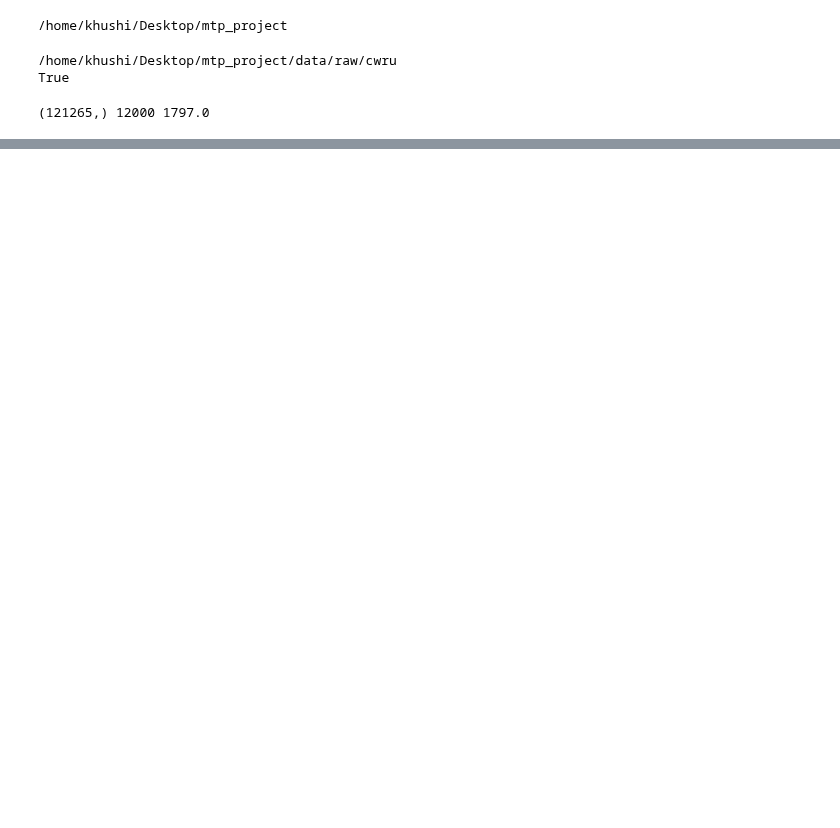
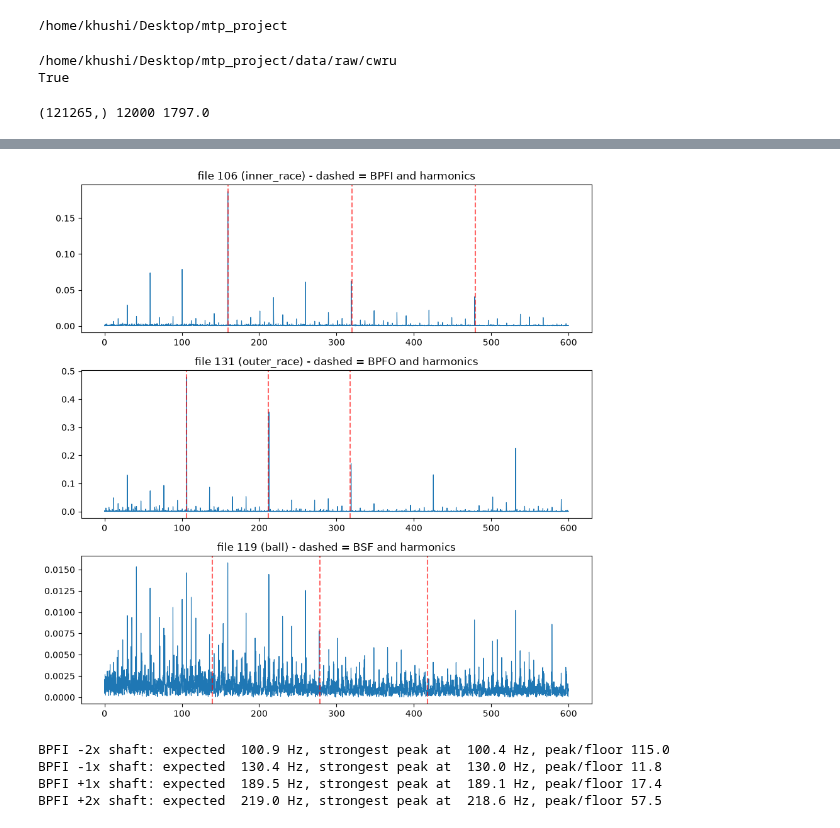
Before and after one commit to khushi051102/MTP-project, a Jupyter notebook: notebooks/01_explore_cwru.ipynb, the cells around one changed output, grey strips where cells are left out. Saved outputs shown, nothing was run; the diff lists cells and outputs as text; code cells hidden in the pictures; blank space fills up the shorter version.

```diff
--- a/notebooks/01_explore_cwru.ipynb
+++ b/notebooks/01_explore_cwru.ipynb
@@ -30,0 +50,16 @@ khushi@anonymous-Vostro-15-3568:~/Desktop/mtp_project$  conda activate tensorflo
+# %%
+import pandas as pd
+def env_of(fid):
+    rec = load(fid)
+    rpm = rec.rpm or meta.loc[fid, "nominal_rpm"]
+    shaft = rpm / 60
+    fe, me = envelope_spectrum(rec.signal, rec.fs)
+    return rec, shaft, fe, me
+rows = []
+for fid in [98, 106, 131, 119]:
+    rec, shaft, fe, me = env_of(fid)
+    row = {"file": fid, "class": meta.loc[fid, "fault_type"]}
+    for d in ["BPFI", "BPFO", "BSF"]:
+        row[d] = round(peak_to_floor(fe, me, MULT[d] * shaft), 1)
+    rows.append(row)
+pd.DataFrame(rows)
@@ -30,0 +72,27 @@ khushi@anonymous-Vostro-15-3568:~/Desktop/mtp_project$  conda activate tensorflo
+# %%
+fig, axes = plt.subplots(3, 1, figsize=(9, 9))
+for ax, (fid, d) in zip(axes, [(106, "BPFI"), (131, "BPFO"), (119, "BSF")]):
+    rec, shaft, fe, me = env_of(fid)
+    f0 = MULT[d] * shaft
+    m = fe < 600
+    ax.plot(fe[m], me[m], lw=0.8)
+    for k in (1, 2, 3):
+        ax.axvline(k * f0, ls="--", c="r", alpha=0.6)
+    ax.set_title(f"file {fid} ({meta.loc[fid, 'fault_type']}) - dashed = {d} and harmonics")
+plt.tight_layout(); plt.show()
+# %% [output]
+[figure, added]
+# %%
+rec, shaft, fe, me = env_of(106)
+f0 = MULT["BPFI"] * shaft
+for k in (-2, -1, 1, 2):
+    target = f0 + k * shaft
+    band = (fe > target * 0.98) & (fe < target * 1.02)
+    seen = fe[band][me[band].argmax()]
+    print(f"BPFI {k:+d}x shaft: expected {target:6.1f} Hz, strongest peak at {seen:6.1f} Hz, "
+          f"peak/floor {peak_to_floor(fe, me, target, tol_frac=0.02):.1f}")
+# %% [output]
+BPFI -2x shaft: expected  100.9 Hz, strongest peak at  100.4 Hz, peak/floor 115.0
+BPFI -1x shaft: expected  130.4 Hz, strongest peak at  130.0 Hz, peak/floor 11.8
+BPFI +1x shaft: expected  189.5 Hz, strongest peak at  189.1 Hz, peak/floor 17.4
+BPFI +2x shaft: expected  219.0 Hz, strongest peak at  218.6 Hz, peak/floor 57.5
```
Also changed, not shown: parts of 3 cells of this notebook, 6 other files.
